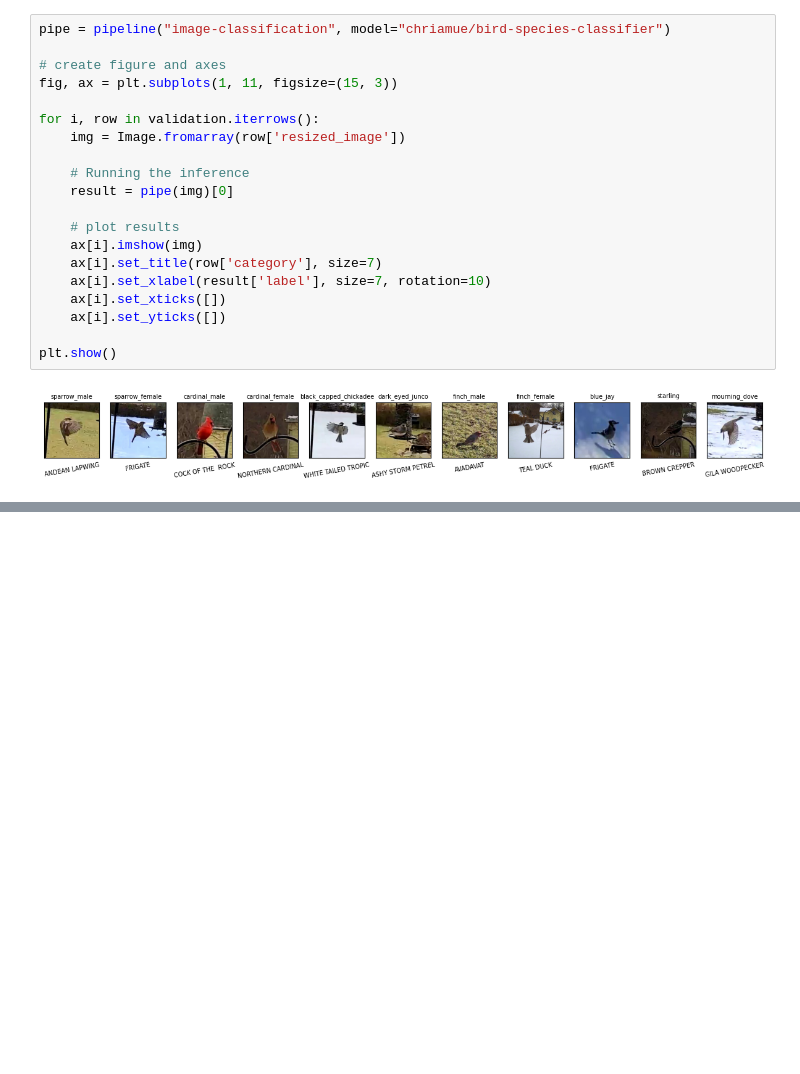
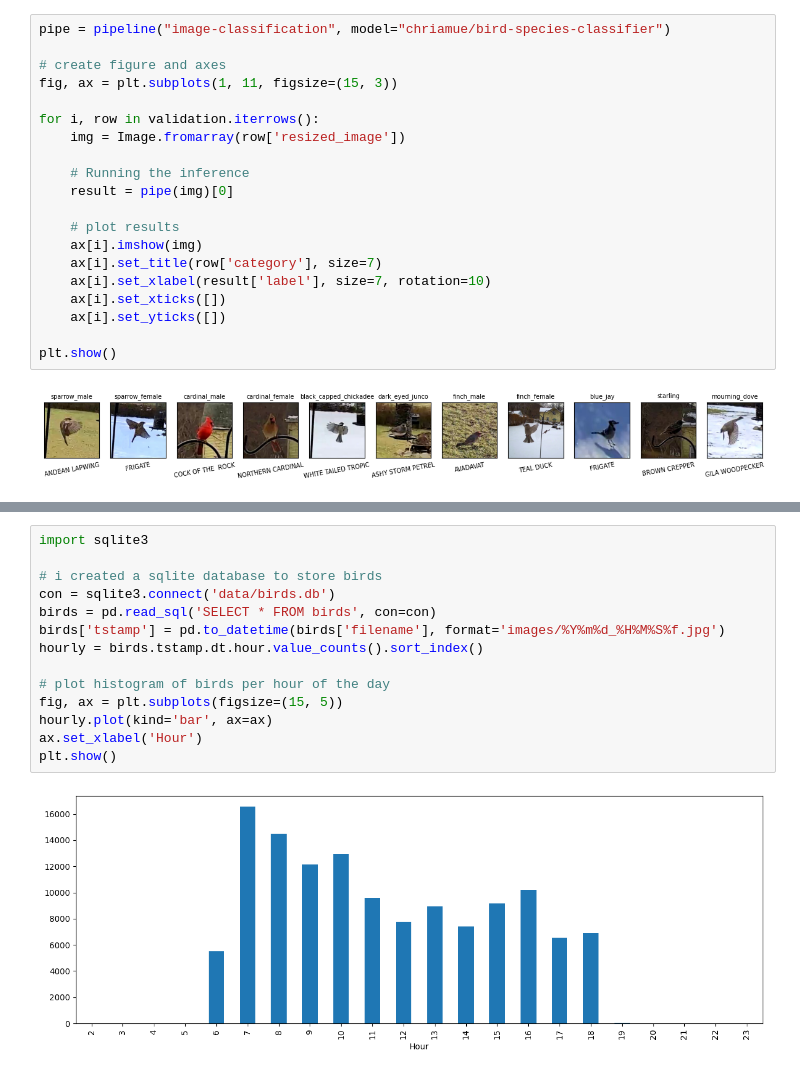
Before and after one commit to leggitta/backyard_bird_science, a Jupyter notebook: Presentation.ipynb, the cells around one changed output, grey strips where cells are left out. Cells and saved outputs as stored; diff of their text form; blank space fills up the shorter version.

```diff
--- a/Presentation.ipynb
+++ b/Presentation.ipynb
@@ -465,0 +460,16 @@ plt.show()
+# %%
+import sqlite3
+
+# i created a sqlite database to store birds
+con = sqlite3.connect('data/birds.db')
+birds = pd.read_sql('SELECT * FROM birds', con=con)
+birds['tstamp'] = pd.to_datetime(birds['filename'], format='images/%Y%m%d_%H%M%S%f.jpg')
+hourly = birds.tstamp.dt.hour.value_counts().sort_index()
+
+# plot histogram of birds per hour of the day
+fig, ax = plt.subplots(figsize=(15, 5))
+hourly.plot(kind='bar', ax=ax)
+ax.set_xlabel('Hour')
+plt.show()
+# %% [output]
+[figure, added]
```
Also changed, not shown: parts of 9 cells of this notebook.
